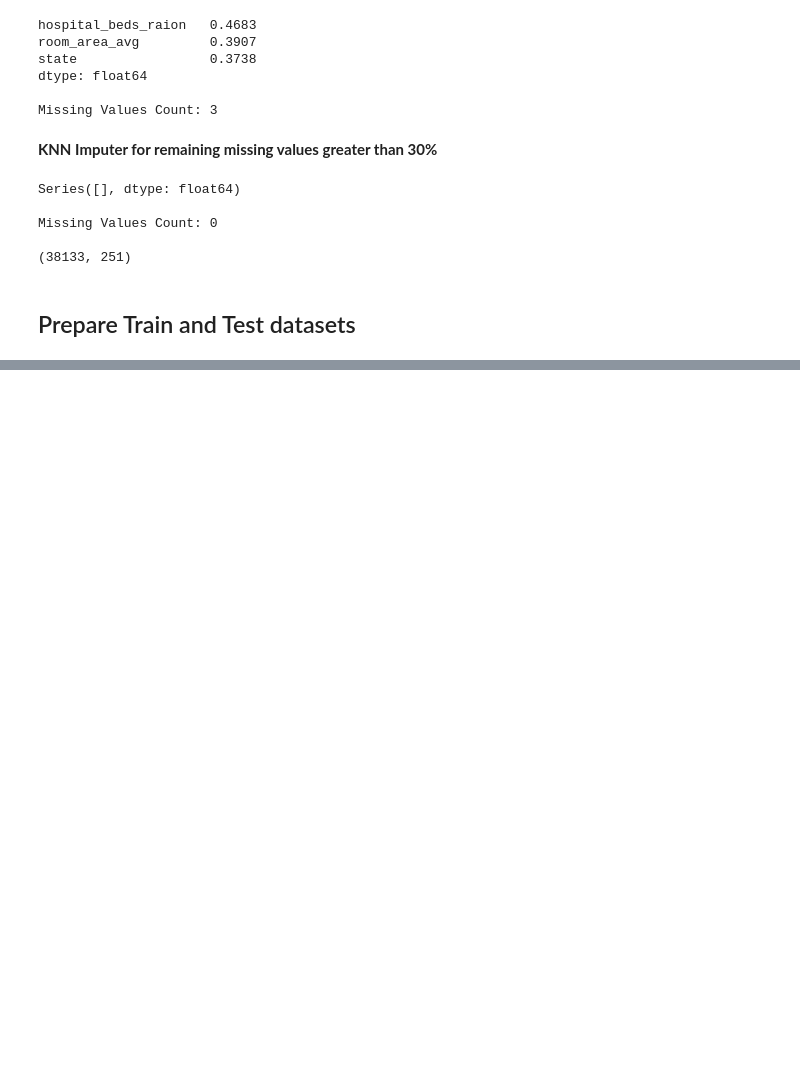
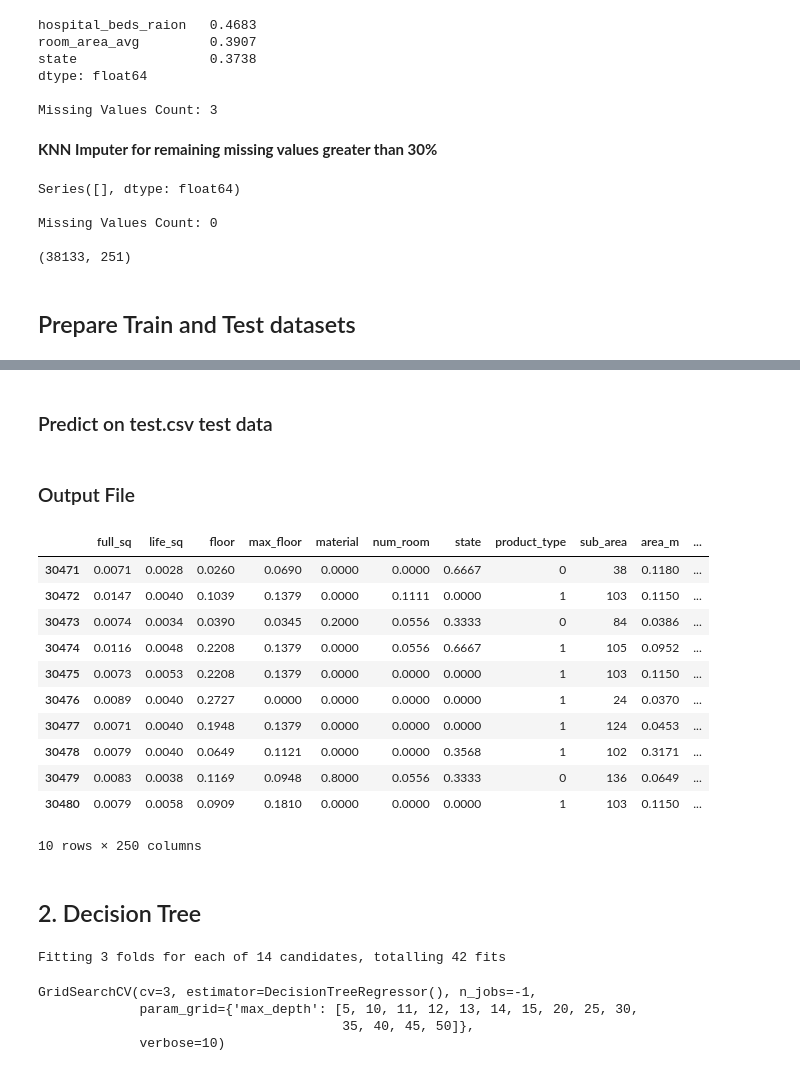
Before and after one commit to shernaliu/cz4041-machine-learning, a Jupyter notebook: code/FeatureEngineering.ipynb, the cells around one changed output, grey strips where cells are left out. Drawn from its saved outputs; the diff is of its cells as text; code cells hidden in the pictures; blank space fills up the shorter version.

Commit message:
Combined models into FeatureEngineering.ipynb

```diff
--- a/code/FeatureEngineering.ipynb
+++ b/code/FeatureEngineering.ipynb
@@ -350,0 +413,9 @@ False
+# %%
+# Tune the Model with the best hyperparameters
+rfrModel = RandomForestRegressor(
+    n_estimators = randomSearchModel.best_params_['n_estimators'],
+    max_depth = randomSearchModel.best_params_['max_depth'],
+    random_state = 42,
+    n_jobs = -1
+)
+rfrModel.fit(x_tr, y_tr)
@@ -350,0 +446,48 @@ False
+# %% [markdown]
+###  Predict on test.csv test data
+# %%
+# do prep: process.. run pred
+testRF = xTest.copy()
+test_id = testRF['id']
+testRF.drop(['id', 'timestamp'], axis = 1, inplace = True)
+
+# process datatype
+categoricals = xTrain.select_dtypes(include = ["object"]).copy()
+numericals = xTrain.select_dtypes(exclude = ["object"])
+
+for c in categoricals:
+    le = preprocessing.LabelEncoder()
+    le.fit(xTrain[c])
+
+    testRF[c] = testRF[c].map(lambda s: "<unknown>" if s not in le.classes_ else s)
+    le.classes_ = np.append(le.classes_, "<unknown>")
+
+    testRF[c] = le.transform(testRF[c])
+
+for n in numericals:
+    min = xTrain[n].min()
+    max = xTrain[n].max()
+
+    testRF[n] = (testRF[n] - min) / (max - min)
+# %%
+# predict using random forest model
+test_pred = rfrModel.predict(testRF)
+# %% [markdown]
+### Output File
+# %%
+# populate price_doc column with predicted prices
+testRF['price_doc'] = np.expm1(test_pred)
+testRF.head(10)
+# %% [output]
+|  | full_sq | life_sq | floor | max_floor | material | num_room | state | product_type | sub_area | area_m | ... |
+| 30471 | 0.0071 | 0.0028 | 0.0260 | 0.0690 | 0.0000 | 0.0000 | 0.6667 | 0 | 38 | 0.1180 | ... |
+| 30472 | 0.0147 | 0.0040 | 0.1039 | 0.1379 | 0.0000 | 0.1111 | 0.0000 | 1 | 103 | 0.1150 | ... |
+| 30473 | 0.0074 | 0.0034 | 0.0390 | 0.0345 | 0.2000 | 0.0556 | 0.3333 | 0 | 84 | 0.0386 | ... |
+| 30474 | 0.0116 | 0.0048 | 0.2208 | 0.1379 | 0.0000 | 0.0556 | 0.6667 | 1 | 105 | 0.0952 | ... |
+| 30475 | 0.0073 | 0.0053 | 0.2208 | 0.1379 | 0.0000 | 0.0000 | 0.0000 | 1 | 103 | 0.1150 | ... |
+| 30476 | 0.0089 | 0.0040 | 0.2727 | 0.0000 | 0.0000 | 0.0000 | 0.0000 | 1 | 24 | 0.0370 | ... |
+| 30477 | 0.0071 | 0.0040 | 0.1948 | 0.1379 | 0.0000 | 0.0000 | 0.0000 | 1 | 124 | 0.0453 | ... |
+| 30478 | 0.0079 | 0.0040 | 0.0649 | 0.1121 | 0.0000 | 0.0000 | 0.3568 | 1 | 102 | 0.3171 | ... |
+| 30479 | 0.0083 | 0.0038 | 0.1169 | 0.0948 | 0.8000 | 0.0556 | 0.3333 | 0 | 136 | 0.0649 | ... |
+| 30480 | 0.0079 | 0.0058 | 0.0909 | 0.1810 | 0.0000 | 0.0000 | 0.0000 | 1 | 103 | 0.1150 | ... |
+10 rows × 250 columns
@@ -350,0 +502,16 @@ False
+# %% [markdown]
+## 2. Decision Tree
+# %%
+dtModel = DecisionTreeRegressor()
+
+# Define 'max_depth' params to use for tuning GridSearchCV
+paramDepth ={'max_depth' : [5, 10, 11, 12, 13, 14, 15, 20, 25, 30, 35, 40, 45, 50]}
+
+gridSearchModel = GridSearchCV(dtModel, param_grid = paramDepth, verbose = 10, cv = 3, n_jobs = -1)
+gridSearchModel.fit(x_tr, y_tr)
+# %% [output]
+Fitting 3 folds for each of 14 candidates, totalling 42 fits
+GridSearchCV(cv=3, estimator=DecisionTreeRegressor(), n_jobs=-1,
+             param_grid={'max_depth': [5, 10, 11, 12, 13, 14, 15, 20, 25, 30,
+                                       35, 40, 45, 50]},
+             verbose=10)
```
Also changed, not shown: parts of 69 cells of this notebook, 1 other file.
